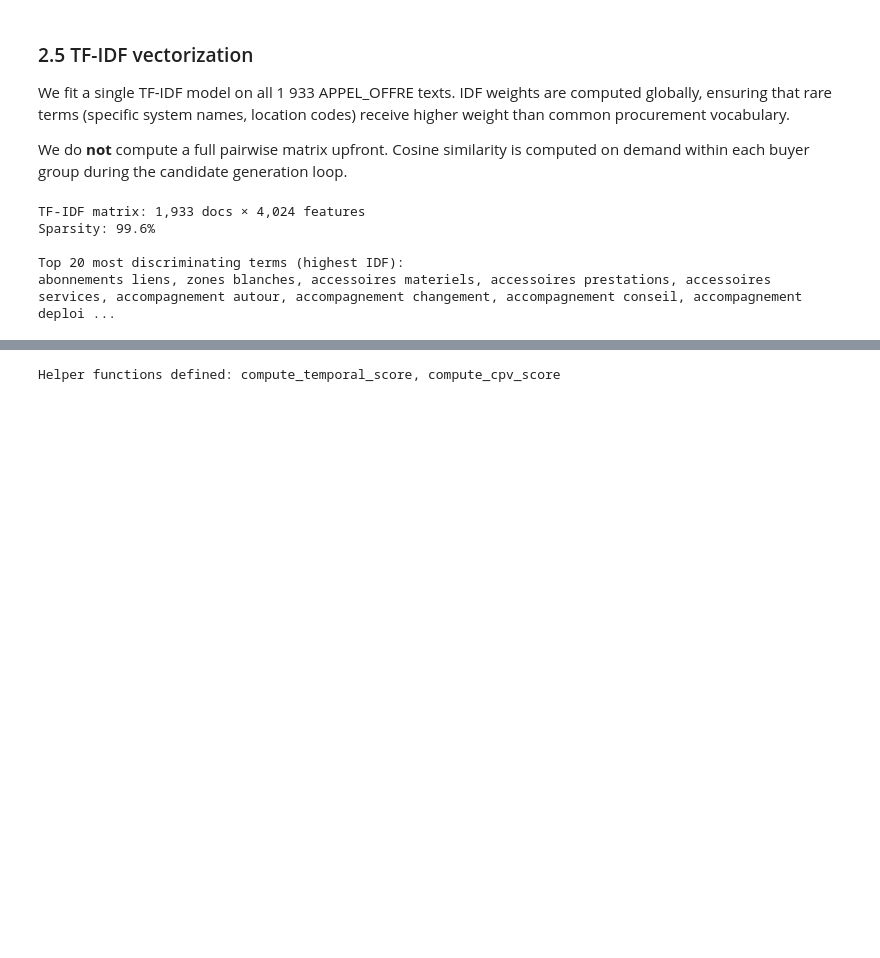
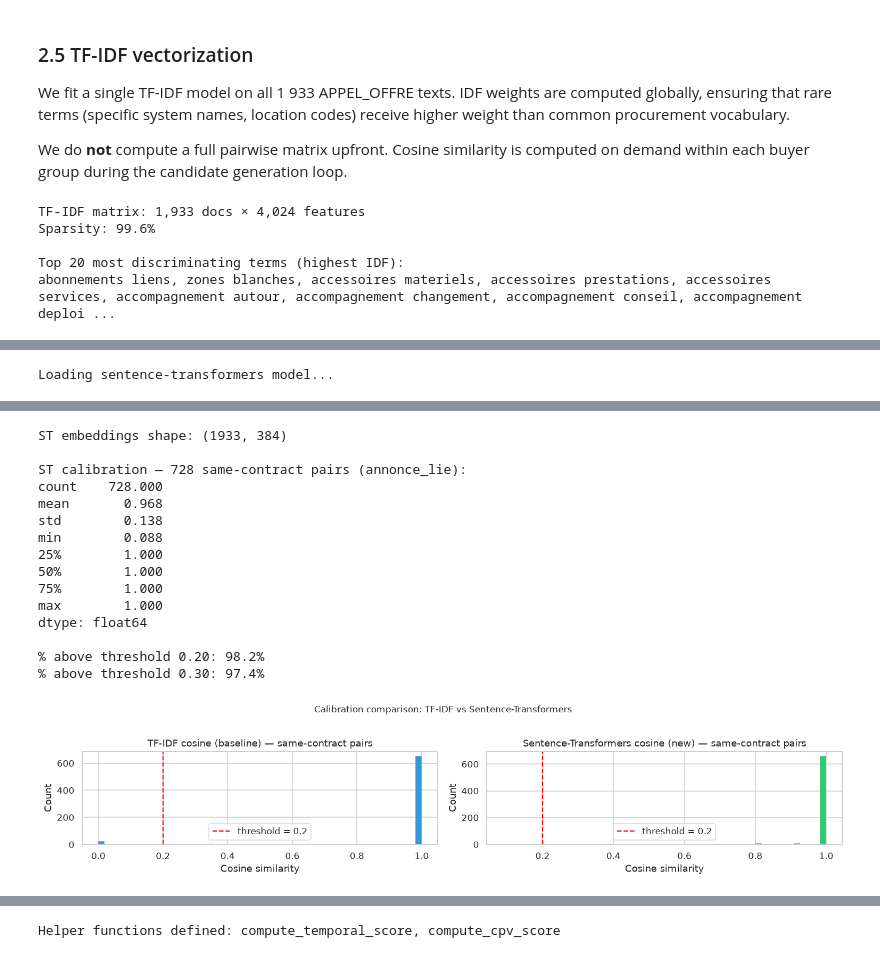
Before and after one commit to ROUSenghak/stage, a Jupyter notebook: boamp_renewal_linking_quality/boamp_renewal_linking_eda_preprocessing.ipynb, the cells around one changed output, grey strips where cells are left out. Drawn from its saved outputs; the diff is of its cells as text; code cells hidden in the pictures; blank space fills up the shorter version.

Commit message:
implimentation of sentence_tranformer

```diff
--- a/boamp_renewal_linking_quality/boamp_renewal_linking_eda_preprocessing.ipynb
+++ b/boamp_renewal_linking_quality/boamp_renewal_linking_eda_preprocessing.ipynb
@@ -698 +783,55 @@ dtype: float64
 Note: if most same-contract pairs fall below 0.30, consider lowering MIN_TEXT_SIMILARITY.
+# %%
+# Sentence-Transformers embeddings
+# Model: paraphrase-multilingual-MiniLM-L12-v2 (multilingual, 384-dim)
+# Semantic similarity beyond lexical overlap — addresses TEXT_MISMATCH failures
+
+print("Loading sentence-transformers model...")
+st_model = SentenceTransformer("paraphrase-multilingual-MiniLM-L12-v2")
+
+texts = ao["objet_normalized"].fillna("").tolist()
+st_embeddings = st_model.encode(
+    texts,
+    batch_size=64,
+    show_progress_bar=True,
+    normalize_embeddings=True,
+)
+print(f"ST embeddings shape: {st_embeddings.shape}")
+
+# Calibration on same-contract pairs (annonce_lie)
+if len(attr_cal) > 0:
+    attr_texts = attr_cal["objet_normalized"].fillna("").tolist()
+    attr_st_emb = st_model.encode(attr_texts, batch_size=64, normalize_embeddings=True)
+
+    st_cal_scores = []
+    for i, (_, row) in enumerate(attr_cal.iterrows()):
+        linked_id = str(row["annonce_lie"]).strip()
+        j = idweb_to_idx.get(linked_id)
+        if j is not None:
+            st_cal_scores.append(float(np.dot(attr_st_emb[i], st_embeddings[j])))
+
+    st_cal_s = pd.Series(st_cal_scores)
+    print(f"\nST calibration — {len(st_cal_scores):,} same-contract pairs (annonce_lie):")
+    print(st_cal_s.describe().round(3))
+    print(f"\n% above threshold 0.20: {(st_cal_s >= 0.20).mean():.1%}")
+    print(f"% above threshold 0.30: {(st_cal_s >= 0.30).mean():.1%}")
+
+    fig, axes = plt.subplots(1, 2, figsize=(14, 3))
+    for ax, (scores, title, color) in zip(axes, [
+        (cal_scores,     "TF-IDF cosine (baseline)",          "#3498db"),
+        (st_cal_scores,  "Sentence-Transformers cosine (new)", "#2ecc71"),
+    ]):
+        ax.hist(scores, bins=50, color=color, edgecolor="white", linewidth=0.3)
+        ax.axvline(MIN_TEXT_SIMILARITY, color="red", linestyle="--",
+                   label=f"threshold = {MIN_TEXT_SIMILARITY}")
+        ax.set(title=f"{title} — same-contract pairs",
+               xlabel="Cosine similarity", ylabel="Count")
+        ax.legend()
+    plt.suptitle("Calibration comparison: TF-IDF vs Sentence-Transformers", fontsize=11, y=1.02)
+    plt.tight_layout()
+    plt.show()
+else:
+    st_cal_scores = []
+    print("No calibration pairs available.")
+# %% [output]
+Loading sentence-transformers model...
@@ -699,3 +839,19 @@ Note: if most same-contract pairs fall below 0.30, consider lowering MIN_TEXT_SI
+ST embeddings shape: (1933, 384)
+
+ST calibration — 728 same-contract pairs (annonce_lie):
+count    728.000
+mean       0.968
+std        0.138
+min        0.088
+25%        1.000
+50%        1.000
+75%        1.000
+max        1.000
+dtype: float64
+
+% above threshold 0.20: 98.2%
+% above threshold 0.30: 97.4%
+[figure, added]
 # %% [markdown]
 ---
 ## 3. Renewal Linking — Candidate Generation
```
Also changed, not shown: parts of 33 cells of this notebook, 8 other files.
